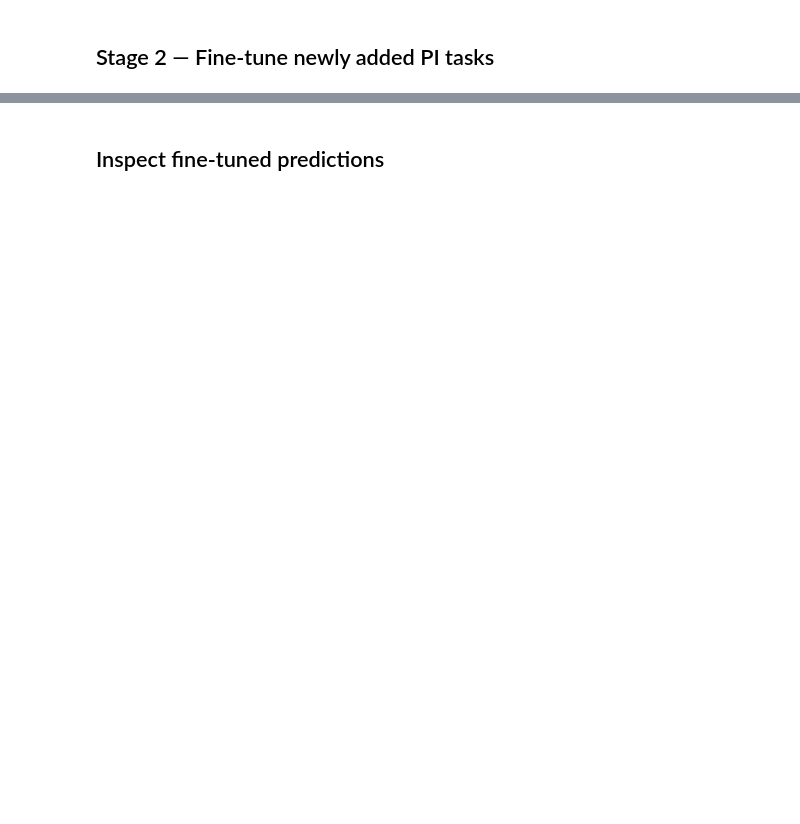
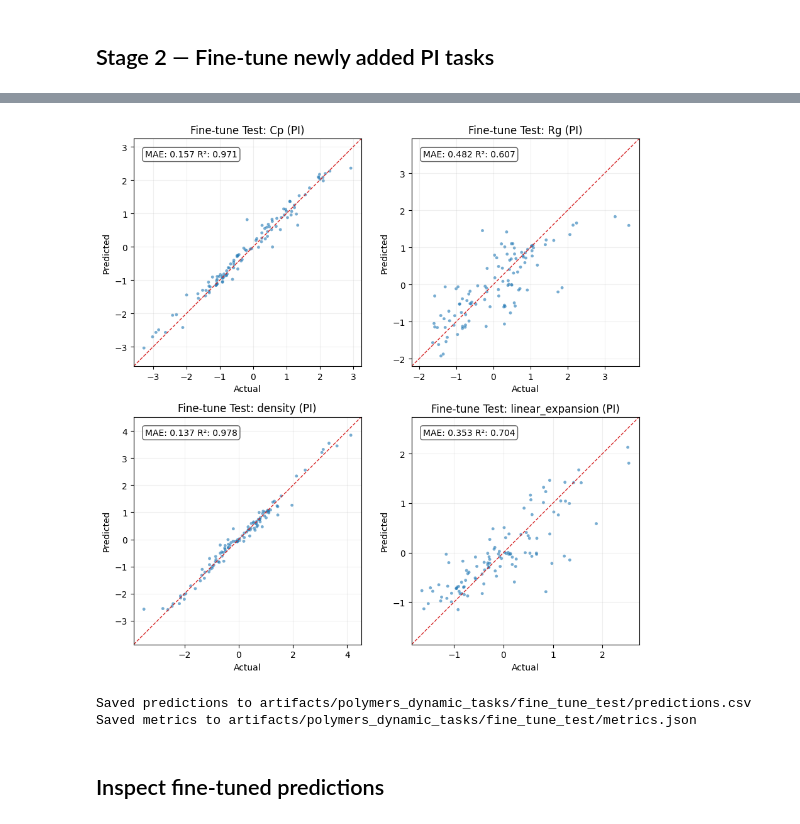
Before and after one commit to TsumiNa/foundation_model, a Jupyter notebook: notebooks/dynamic_task_finetuning_demo.ipynb, the cells around one changed output, grey strips where cells are left out. Drawn from its saved outputs; the diff is of its cells as text; code cells hidden in the pictures; blank space fills up the shorter version.

```diff
--- a/notebooks/dynamic_task_finetuning_demo.ipynb
+++ b/notebooks/dynamic_task_finetuning_demo.ipynb
@@ -87,7 +91,7 @@ def build_regression_task(name: str, column: str) -> RegressionTaskConfig:
     )
 
 pretrain_task_configs = [build_regression_task(name, col) for name, col in TARGET_COLUMNS.items()]
-pi_task_configs = [build_regression_task(f"{name}_pi", col) for name, col in TARGET_COLUMNS.items()]
+pi_task_configs = [build_regression_task(f"{name} (PI)", col) for name, col in TARGET_COLUMNS.items()]
 
 print("Pretrain tasks:", [cfg.name for cfg in pretrain_task_configs])
 print("PI tasks:", [cfg.name for cfg in pi_task_configs])
@@ -141,20 +365,25 @@ print(f"Best checkpoint: {pretrain_ckpt.best_model_path}")
 # %% [markdown]
 ## Stage 2 — Fine-tune newly added PI tasks
 # %%
+
+
+torch.serialization.add_safe_globals([RegressionTaskConfig, TaskType])
+
 pi_datamodule = CompoundDataModule(
     formula_desc_source=pi_features,
     attributes_source=pi_targets,
     task_configs=pi_task_configs,
     batch_size=64,
     num_workers=0,
-    val_split=0.2,
-    test_split=0.0,
+    # val_split=0.2,
+    # test_split=0.0,
 )
 
 finetune_model = FlexibleMultiTaskModel(
     shared_block_dims=SHARED_BLOCK_DIMS,
     task_configs=pretrain_task_configs,
     enable_learnable_loss_balancer=True,
+    freeze_shared_encoder=True,
     strict_loading=False,
 )
 
@@ -162,7 +391,7 @@ best_ckpt_path = pretrain_ckpt.best_model_path
 if not best_ckpt_path:
     raise RuntimeError("Pre-training did not produce a checkpoint. Check earlier cells for errors.")
 
-state = torch.load(best_ckpt_path, map_location="cpu")
+state = torch.load(best_ckpt_path, map_location="mps", weights_only=True)
 finetune_model.load_state_dict(state["state_dict"], strict=False)
 
 for param in finetune_model.encoder.parameters():
@@ -186,9 +434,9 @@ finetune_ckpt = ModelCheckpoint(
 finetune_logger = CSVLogger(save_dir=ARTIFACT_ROOT / "logs", name="finetune")
 
 finetune_trainer = Trainer(
-    max_epochs=5,
-    accelerator="cpu",
-    devices=1,
+    max_epochs=200,
+    accelerator="auto",
+    devices="auto",
     callbacks=[finetune_ckpt],
     logger=finetune_logger,
     log_every_n_steps=5,
@@ -200,0 +471,10 @@ print(f"Best fine-tuning checkpoint: {finetune_ckpt.best_model_path}")
+# %%
+if finetune_ckpt.best_model_path:
+    finetune_state = torch.load(finetune_ckpt.best_model_path, map_location="cpu", weights_only=True)
+    finetune_state_dict = finetune_state.get("state_dict", finetune_state)
+    finetune_model.load_state_dict(finetune_state_dict)
+else:
+    print("No best checkpoint found for fine-tuning; using current model weights.")
+
+plot_test_predictions(finetune_model, pi_datamodule, "Fine-tune Test", artifact_dir=ARTIFACT_ROOT)
+# %% [output]
@@ -201,3 +498,6 @@ print(f"Best fine-tuning checkpoint: {finetune_ckpt.best_model_path}")
+[figure, added]
+Saved predictions to artifacts/polymers_dynamic_tasks/fine_tune_test/predictions.csv
+Saved metrics to artifacts/polymers_dynamic_tasks/fine_tune_test/metrics.json
 # %% [markdown]
 ## Inspect fine-tuned predictions
 # %%
```
Also changed, not shown: parts of 12 cells of this notebook, 6 other files.
